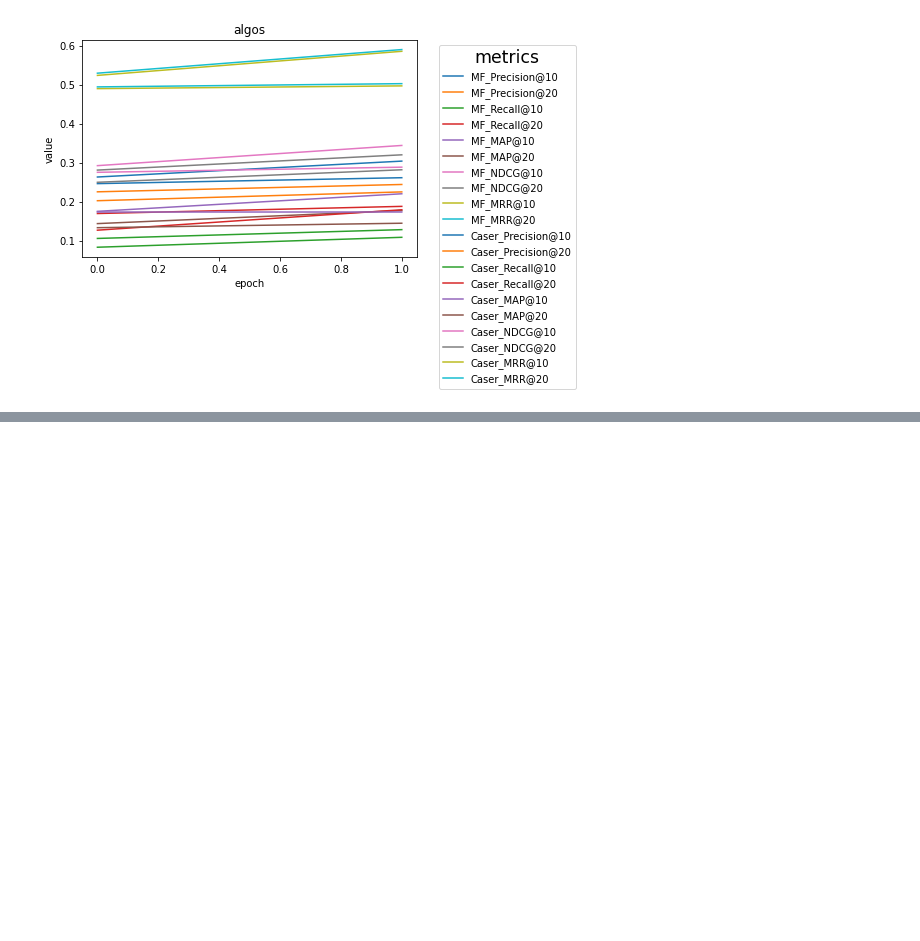
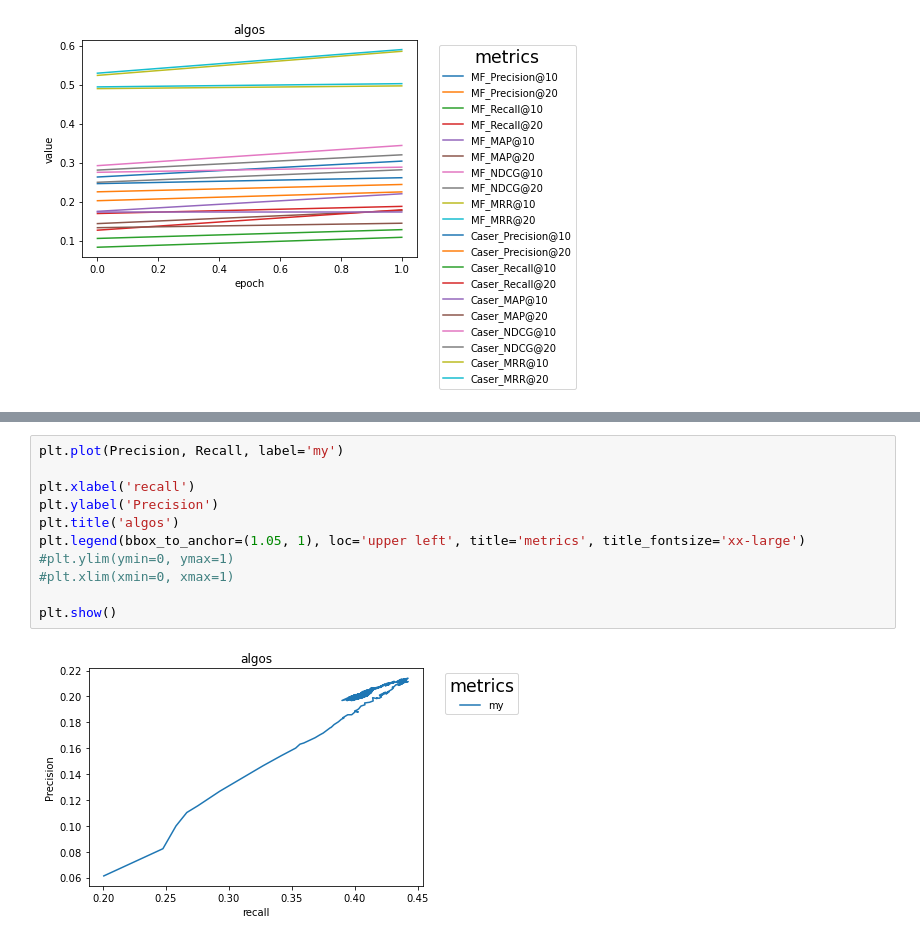
Before and after one commit to PavelA85/NeuRec, a Jupyter notebook: main.py.ipynb, the cells around one changed output, grey strips where cells are left out. Drawn from its saved outputs; the diff is of its cells as text; blank space fills up the shorter version.

```diff
--- a/main.py.ipynb
+++ b/main.py.ipynb
@@ -215,0 +244,13 @@ plt.show()
+# %%
+plt.plot(Precision, Recall, label='my')
+
+plt.xlabel('recall')
+plt.ylabel('Precision')
+plt.title('algos')
+plt.legend(bbox_to_anchor=(1.05, 1), loc='upper left', title='metrics', title_fontsize='xx-large')
+#plt.ylim(ymin=0, ymax=1)
+#plt.xlim(xmin=0, xmax=1)
+
+plt.show()
+# %% [output]
+[figure, added]
```
Also changed, not shown: parts of 7 cells of this notebook, 2 other files.
